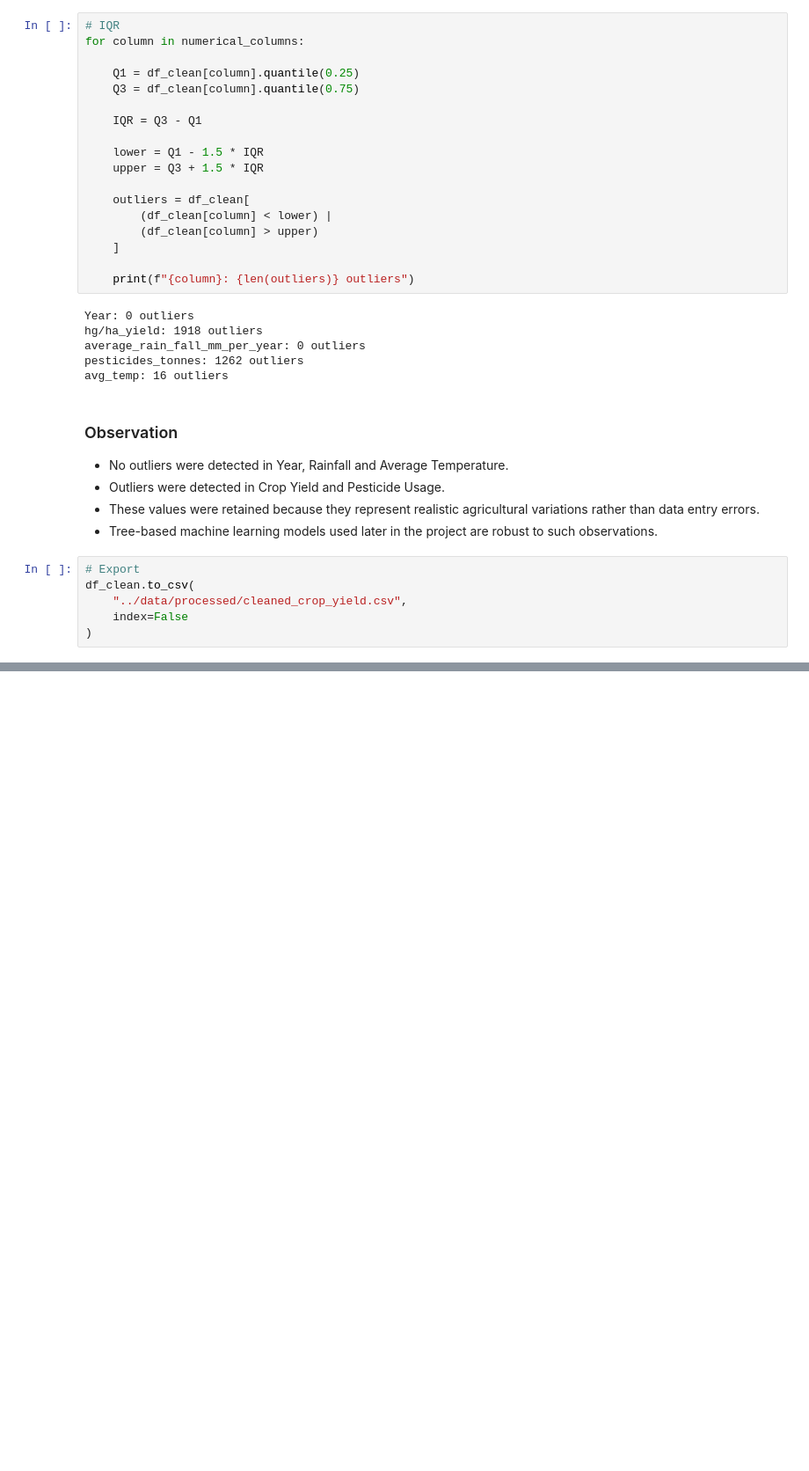
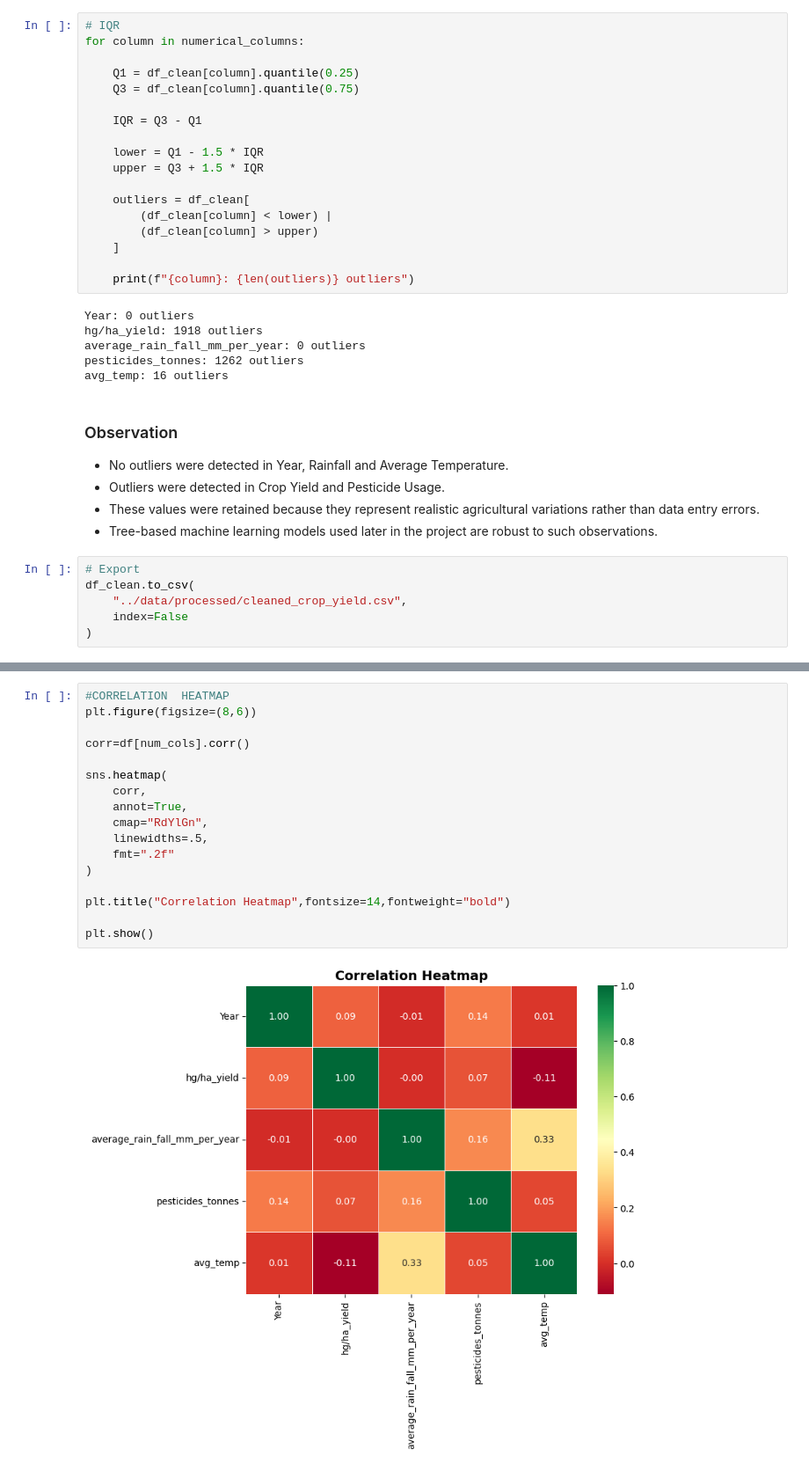
Before and after one commit to nidhi-yadav20799/CropYield-Predictor-Agricultural-Intelligence, a Jupyter notebook: notebooks/01_Data_Loading.ipynb, the cells around one changed output, grey strips where cells are left out. Shown at 88% size. Drawn from its saved outputs; the diff is of its cells as text; blank space fills up the shorter version.

```diff
--- a/notebooks/01_Data_Loading.ipynb
+++ b/notebooks/01_Data_Loading.ipynb
@@ -320,0 +402,19 @@ df_clean.to_csv(
+# %%
+#CORRELATION  HEATMAP
+plt.figure(figsize=(8,6))
+
+corr=df[num_cols].corr()
+
+sns.heatmap(
+    corr,
+    annot=True,
+    cmap="RdYlGn",
+    linewidths=.5,
+    fmt=".2f"
+)
+
+plt.title("Correlation Heatmap",fontsize=14,fontweight="bold")
+
+plt.show()
+# %% [output]
+[figure, added]
```
Also changed, not shown: parts of 24 cells of this notebook, 8 other files.
